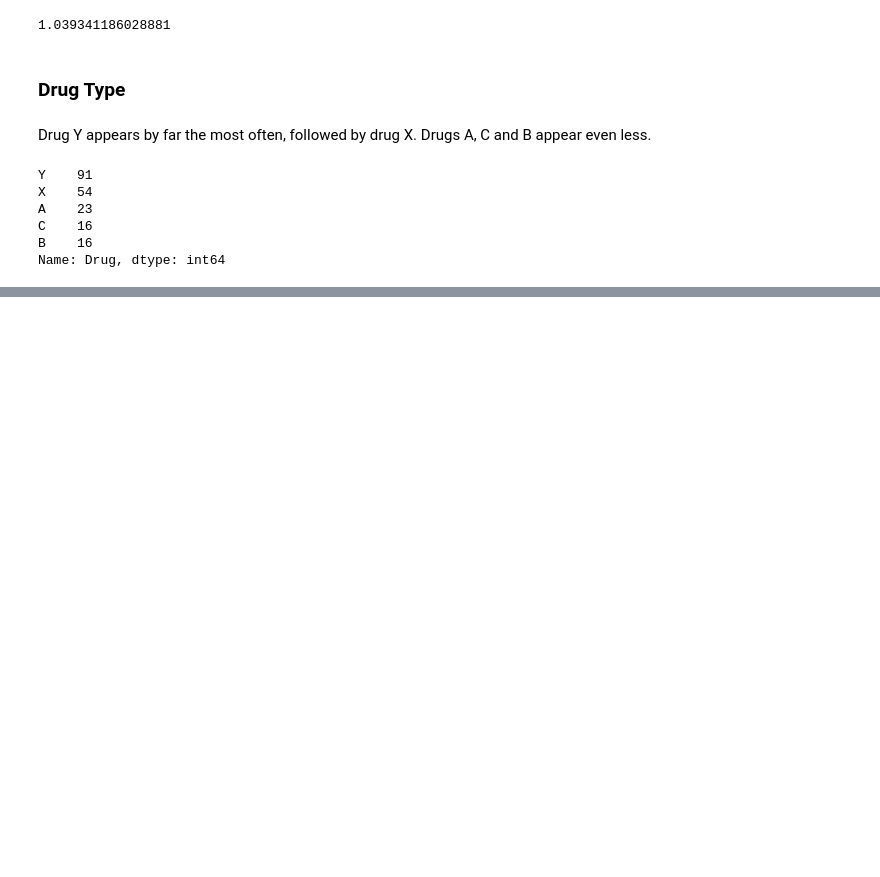
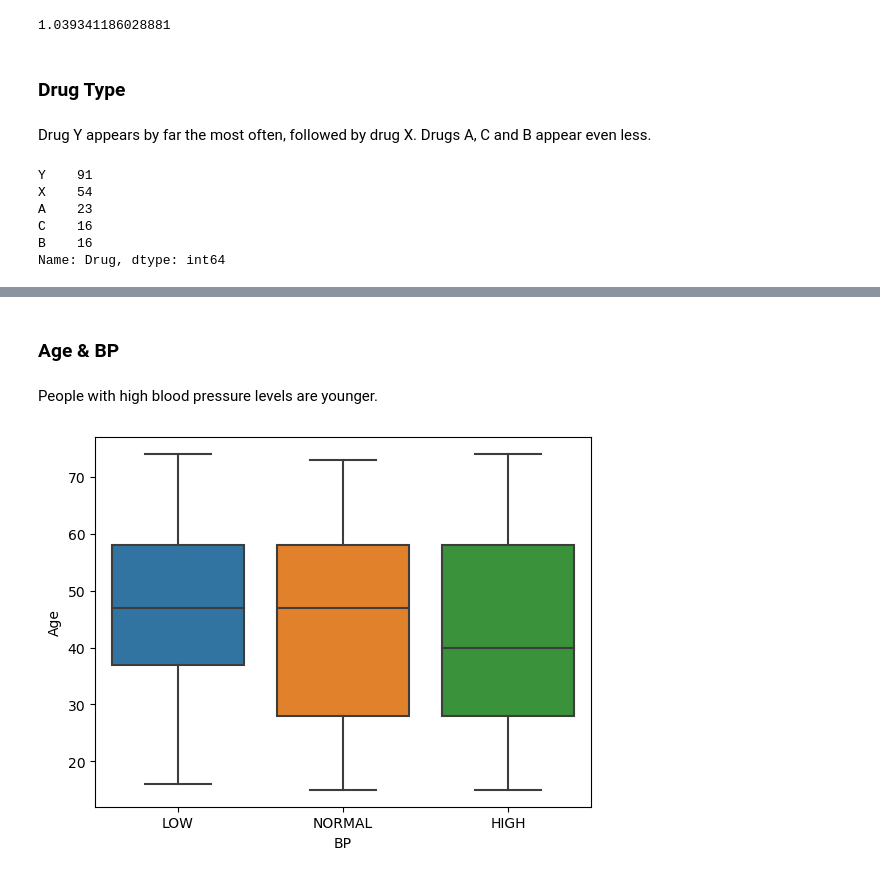
Before and after one commit to SandorCumberbane/Drug-Classification, a Jupyter notebook: Exploratory-Data-Analysis.ipynb, the cells around one changed output, grey strips where cells are left out. Saved outputs shown, nothing was run; the diff lists cells and outputs as text; code cells hidden in the pictures; blank space fills up the shorter version.

```diff
--- a/Exploratory-Data-Analysis.ipynb
+++ b/Exploratory-Data-Analysis.ipynb
@@ -146,0 +165,9 @@ Name: Drug, dtype: int64
+# %% [markdown]
+### Age & BP
+# %% [markdown]
+People with high blood pressure levels are younger.
+# %%
+sns.boxplot(x=data["BP"], y=data["Age"])
+plt.show()
+# %% [output]
+[figure, added]
```
Also changed, not shown: parts of 72 cells of this notebook.
